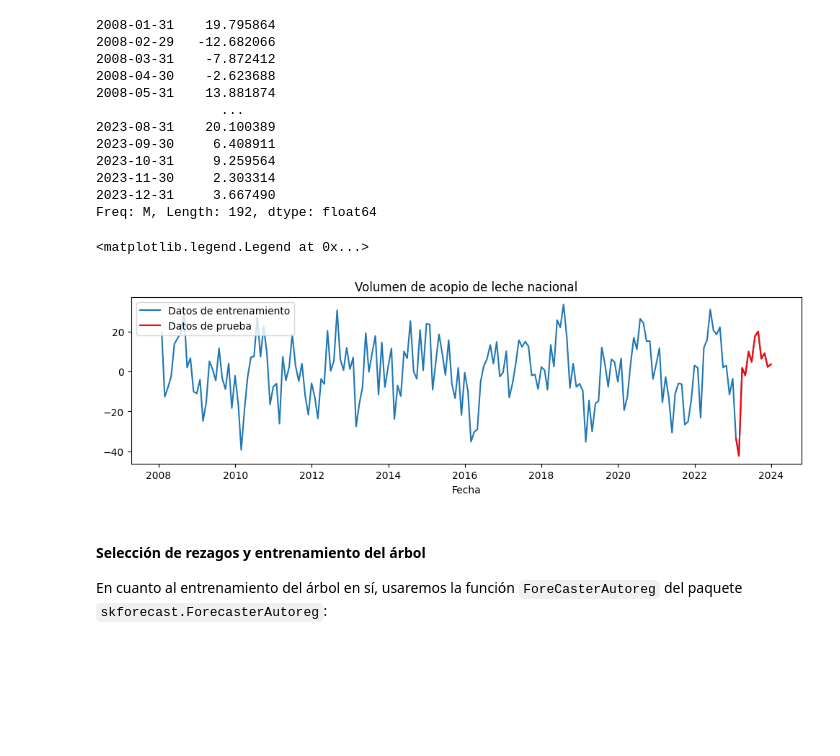
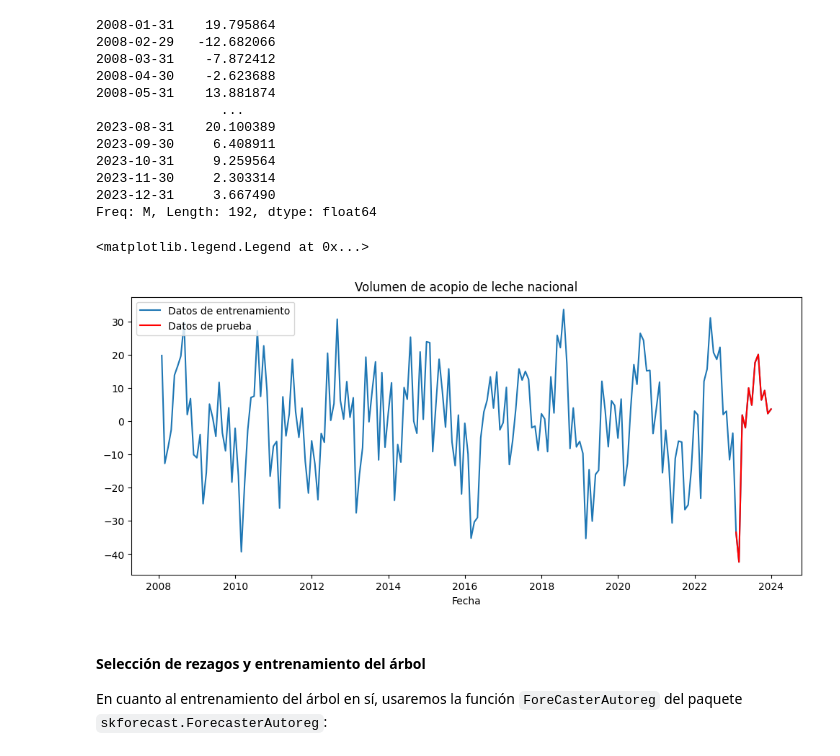
Before and after one commit to Mendivenson/Series-de-tiempo, a Jupyter notebook: Avance 2/Avance 2.ipynb, the cells around one changed output. Drawn from its saved outputs; the diff is of its cells as text; code cells hidden in the pictures; blank space fills up the shorter version.

```diff
--- a/Avance 2/Avance 2.ipynb
+++ b/Avance 2/Avance 2.ipynb
@@ -187,21 +201,21 @@ Freq: M, Length: 192, dtype: float64
 # %%
 leche_train = leche[0:-12]
 leche_test = leche[-12:len(leche)]
-plot.figure(figsize = (12,3))
+plot.figure(figsize = (12,5))
 
 # Datos de entrenamiento
 plot.plot(leche.index, leche, label = 'Datos de entrenamiento')
 
 # Datos de prueba
 plot.plot(leche_test.index, leche_test, color='red', label='Datos de prueba')
 
 # Leyenda
 plot.title('Volumen de acopio de leche nacional')
 plot.xlabel('Fecha')
 plot.legend(loc = 'upper left')
 # %% [output]
 <matplotlib.legend.Legend at 0x...>
-[figure, old version]
+[figure, new version]
 # %% [markdown]
 #### Selección de rezagos y entrenamiento del árbol
 
```
Also changed, not shown: parts of 28 cells of this notebook.
